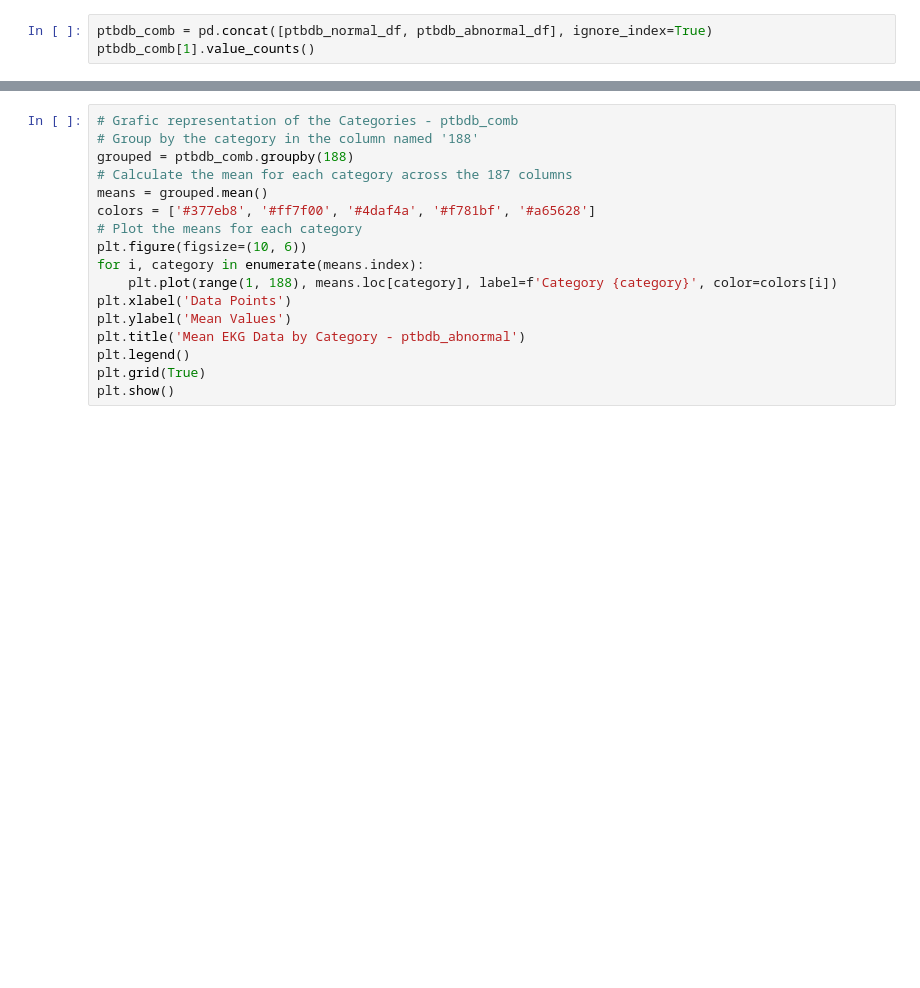
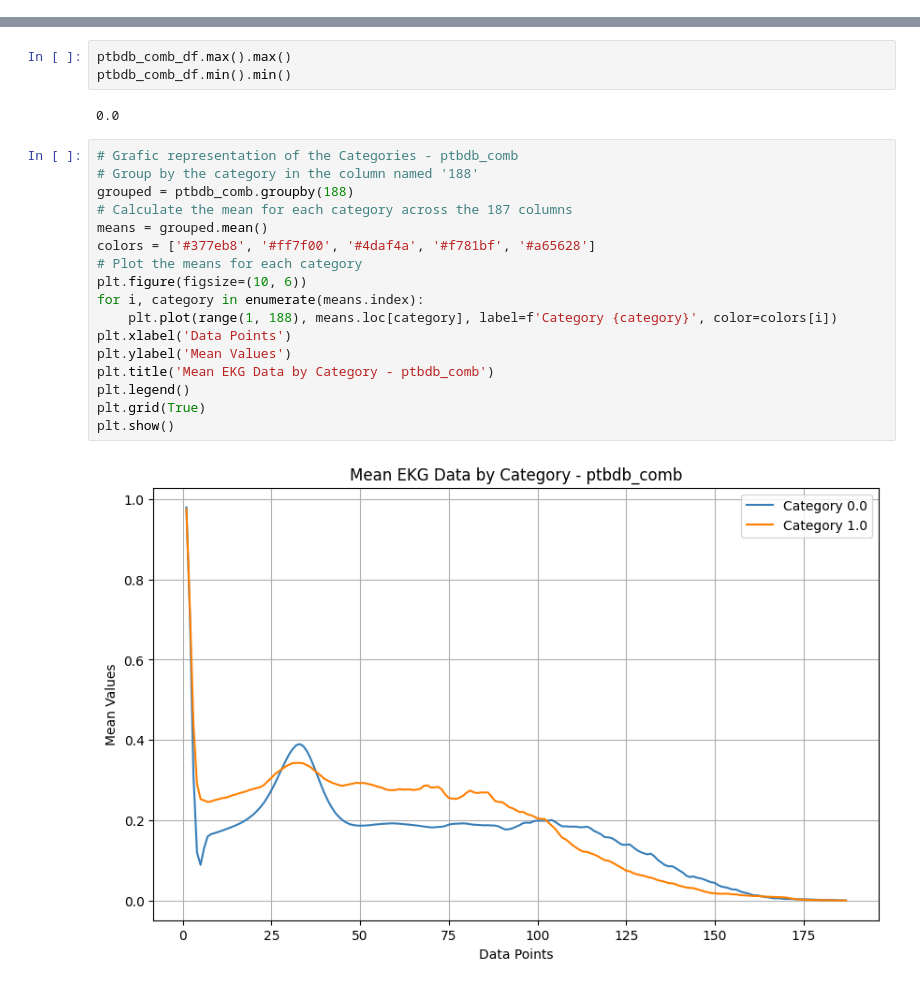
Before and after one commit to tubetraveller/heartbeat_dst, a Jupyter notebook: ptbdb_exploration_notebook.ipynb, the cells around one changed output, grey strips where cells are left out. Saved outputs shown, nothing was run; the diff lists cells and outputs as text; blank space fills up the shorter version.

```diff
--- a/ptbdb_exploration_notebook.ipynb
+++ b/ptbdb_exploration_notebook.ipynb
@@ -44,3 +66,0 @@ plt.show()
-# %%
-ptbdb_comb = pd.concat([ptbdb_normal_df, ptbdb_abnormal_df], ignore_index=True)
-ptbdb_comb[1].value_counts()
@@ -47,17 +86,24 @@ ptbdb_comb[1].value_counts()
+# %%
+ptbdb_comb_df.max().max()
+ptbdb_comb_df.min().min()
+# %% [output]
+0.0
 # %%
 # Grafic representation of the Categories - ptbdb_comb
 # Group by the category in the column named '188'
 grouped = ptbdb_comb.groupby(188)
 # Calculate the mean for each category across the 187 columns
 means = grouped.mean()
 colors = ['#377eb8', '#ff7f00', '#4daf4a', '#f781bf', '#a65628']
 # Plot the means for each category
 plt.figure(figsize=(10, 6))
 for i, category in enumerate(means.index):
     plt.plot(range(1, 188), means.loc[category], label=f'Category {category}', color=colors[i])
 plt.xlabel('Data Points')
 plt.ylabel('Mean Values')
-plt.title('Mean EKG Data by Category - ptbdb_abnormal')
+plt.title('Mean EKG Data by Category - ptbdb_comb')
 plt.legend()
 plt.grid(True)
 plt.show()
+# %% [output]
+[figure, added]
```
Also changed, not shown: parts of 8 cells of this notebook, 2 other files.
